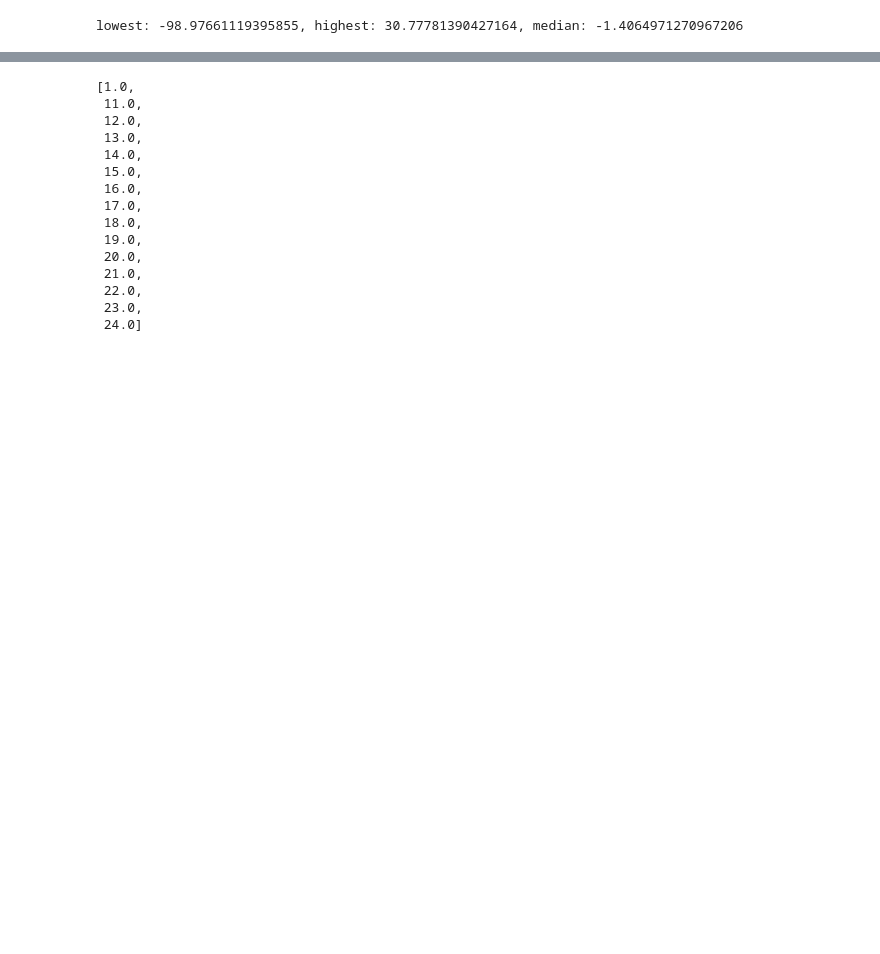
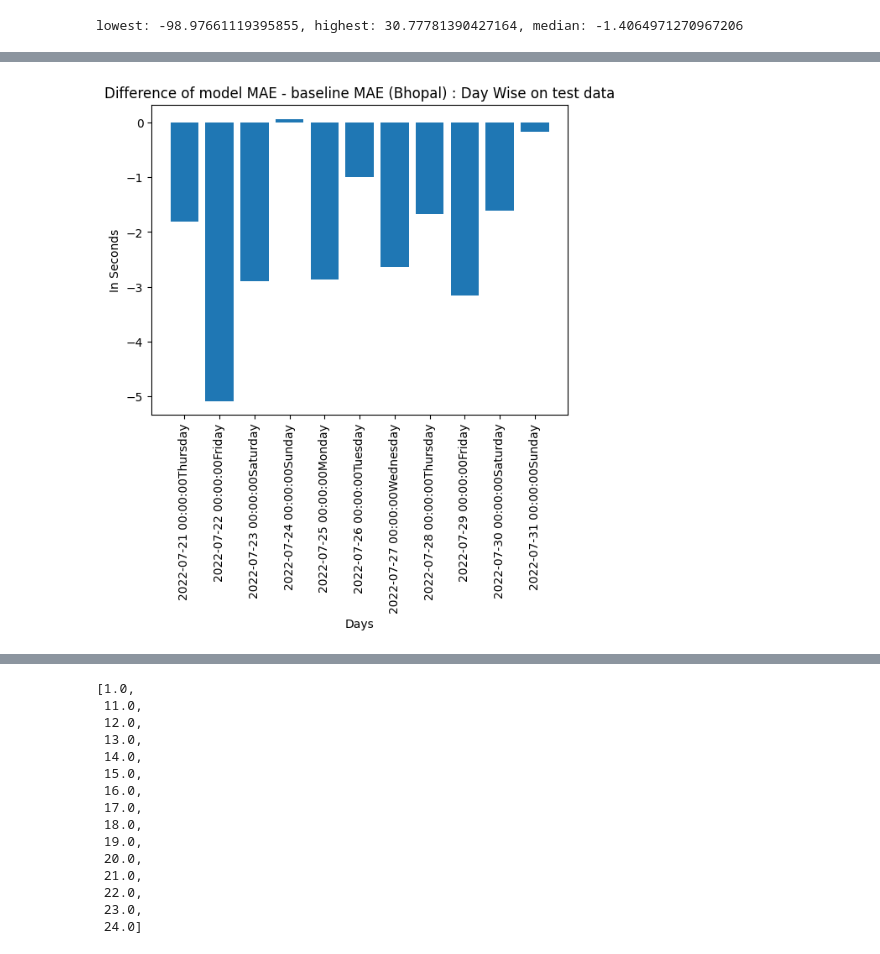
Before and after one commit to manoj2601/Dominos-Data-Analysis, a Jupyter notebook: prediction/Model-xgboost/model-restWise-xgboost-ExperimentalBhopal-lessFeatures.ipynb, the cells around one changed output, grey strips where cells are left out. Saved outputs shown, nothing was run; the diff lists cells and outputs as text; code cells hidden in the pictures; blank space fills up the shorter version.

```diff
--- a/prediction/Model-xgboost/model-restWise-xgboost-ExperimentalBhopal-lessFeatures.ipynb
+++ b/prediction/Model-xgboost/model-restWise-xgboost-ExperimentalBhopal-lessFeatures.ipynb
@@ -767,6 +767,8 @@ def getDayOfTheWeek(a):
 # %%
 dfError = pd.DataFrame()
 allDays = overallDF.Order_Date.unique()
+diffs = []
+diffsRMSE = []
 for storeId in allStoreIds:
 # for i in range(0, 1):
     df = overallDF.loc[overallDF['Location_Code'] == storeId]
@@ -787,7 +789,22 @@ for storeId in allStoreIds:
             stdBaseline = getSTD(df3.prep_time.values.tolist(), df3.hour_wise_avg_kpt_of_the_day.values.tolist())
 
             weekday = datetime.strptime(day, "%Y-%m-%d %H:%M:%S").weekday()+1
-            a = {"storeId":[storeId], "date":[day], "timeslot":ts, "weekday": [getDayOfTheWeek(weekday)], "total_orders":[df3.size], "mean_kpt":[np.mean(df3.prep_time.values.tolist())], "std_kpt":[np.std(df3.prep_time.values.tolist())], "model rmse": [rmseModel], "baseline rmse": [rmseBaseline], "model mae": [maeModel], "baseline mae": [maeBaseline], "model std AE": [stdModel], "baseline std AE": [stdBaseline]}
+            a = {"storeId":[storeId], \
+                 "date":[day], \
+                 "timeslot":ts, \
+                 "weekday": [getDayOfTheWeek(weekday)], \
+                 "total_orders":[df3.size], \
+                 "mean_kpt":[np.mean(df3.prep_time.values.tolist())], \
+                 "std_kpt":[np.std(df3.prep_time.values.tolist())], \
+                 "model rmse": [rmseModel], \
+                 "baseline rmse": [rmseBaseline], \
+                 "model mae": [maeModel], \
+                 "baseline mae": [maeBaseline], \
+                 "model std AE": [stdModel], \
+                 "baseline std AE": [stdBaseline]
+                }
+            diffs.append(maeModel-maeBaseline)
+            diffsRMSE.append(rmseModel-rmseBaseline)
             print(a)
             b = pd.DataFrame(a)
             dfError = pd.concat([dfError, b], ignore_index= True)
@@ -829,0 +901,29 @@ dfError
+# %%
+x = []
+for day in allDays[len(allDays)-11:]:
+    dd = getDayOfTheWeek(datetime.strptime(day, "%Y-%m-%d %H:%M:%S").weekday()+1)
+    x.append(day + str(dd))
+dayWiseDiffs = []
+for day in allDays:
+    df2 = overallDF.loc[overallDF['Order_Date'] == day]
+    if(df2.size == 0):
+        continue
+    maeModel = getMAE(df2.prep_time.values.tolist(), df2.predicted_prep_time_central.values.tolist())
+    maeBaseline = getMAE(df2.prep_time.values.tolist(), df2.hour_wise_avg_kpt_of_the_day.values.tolist())
+    dayWiseDiffs.append(maeModel-maeBaseline)
+y = dayWiseDiffs[len(allDays)-11:]
+
+# Creating the bar chart
+plt.bar(x, y)
+
+# Adding a title and axis labels
+plt.title("Difference of model MAE - baseline MAE (Bhopal) : Day Wise on test data")
+plt.xlabel("Days")
+plt.ylabel("In Seconds")
+plt.xticks(rotation=90)
+# maxValue = sorted(values)[len(values)-1]
+# plt.yticks([10*i for i in range(0, 1+(maxValue//10))])
+# Displaying the chart
+plt.show()
+# %% [output]
+[figure, added]
```
Also changed, not shown: parts of 15 cells of this notebook, 2 other files.
